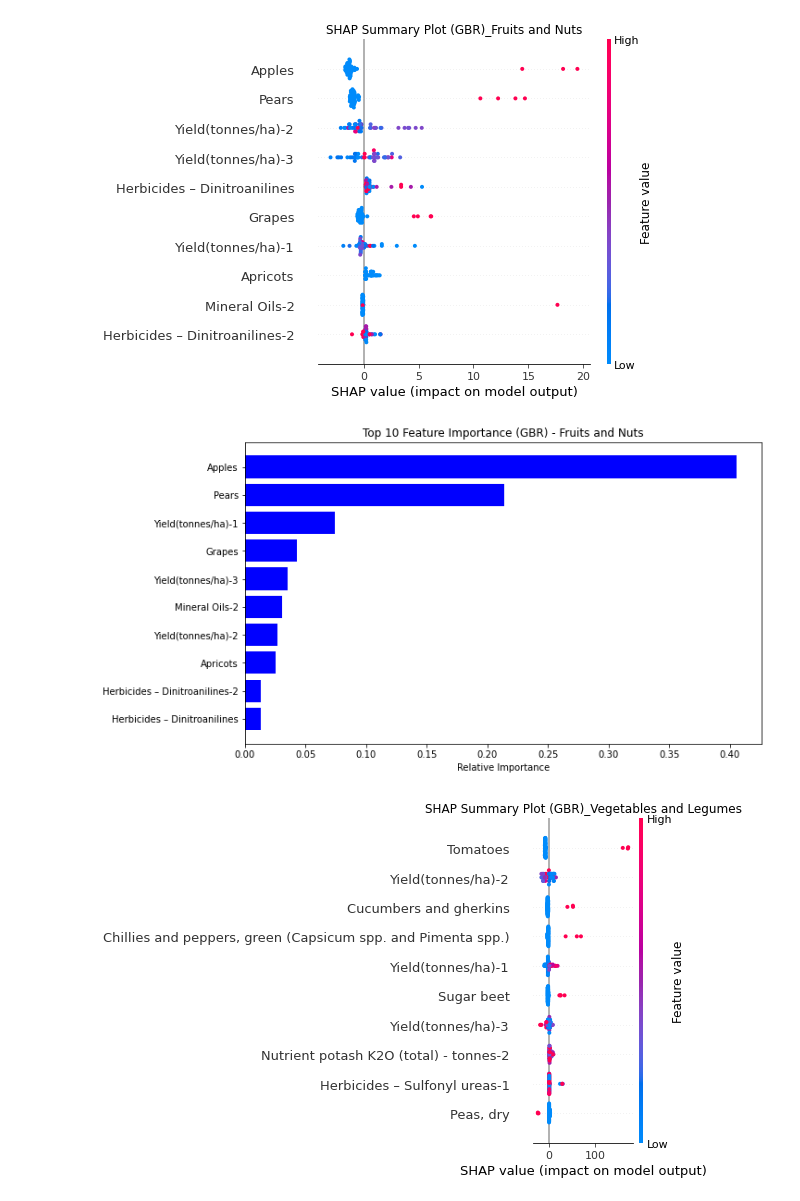
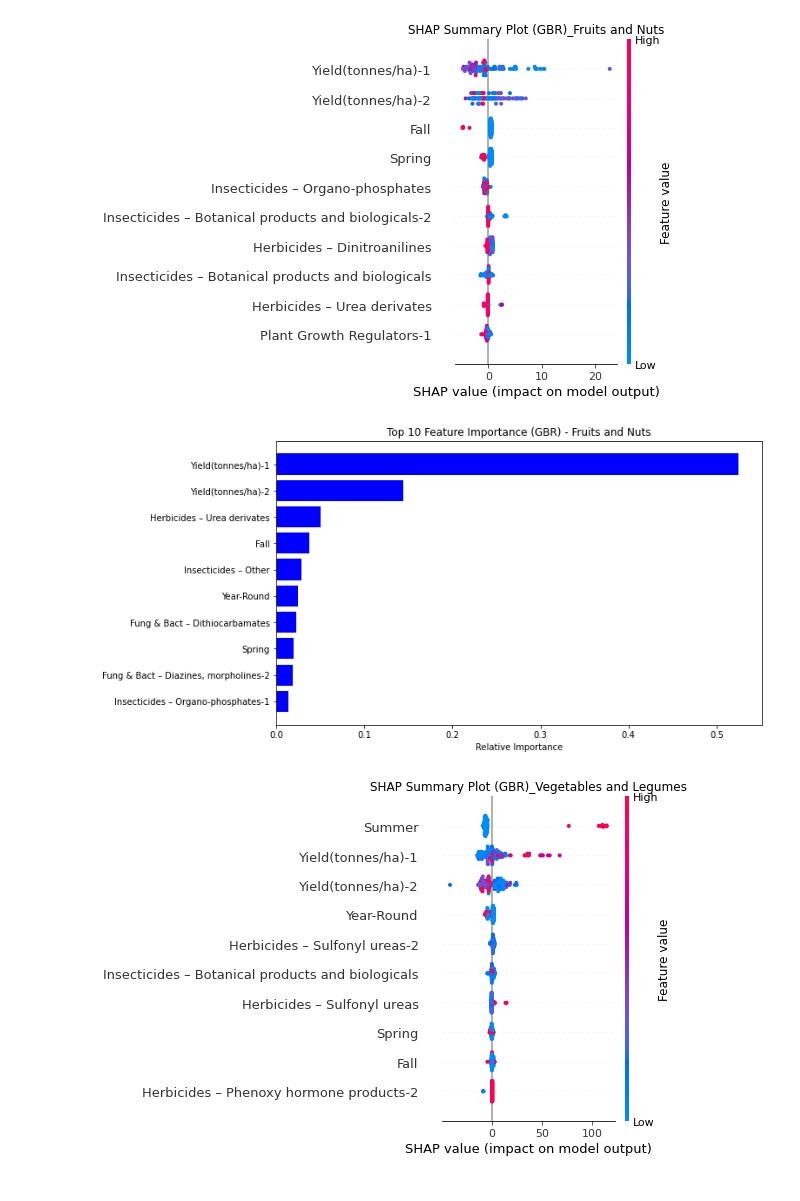
Before and after one commit to Kalebalemayehu/Kaleb-Bsc-thesis, a Jupyter notebook: Crop yield and agricultural practices/models/shap_gradientboosting.ipynb, the cells around one changed output. Drawn from its saved outputs; the diff is of its cells as text; code cells hidden in the pictures.

```diff
--- a/Crop yield and agricultural practices/models/shap_gradientboosting.ipynb
+++ b/Crop yield and agricultural practices/models/shap_gradientboosting.ipynb
@@ -16,7 +17,7 @@ warnings.simplefilter('ignore')
 # %% [output]
 [interactive output not drawn]
 # %%
-fao_data = pd.read_csv("datasets/latest0205.csv", index_col='Unnamed: 0')
+fao_data = pd.read_csv("~/Documents/Kaleb-Bsc thesis/Crop yield and agricultural practices/datasets/latest0705.csv", index_col='Unnamed: 0')
 
 fao_data
 # %% [output]
@@ -45,52 +46,48 @@ shap_df = pd.DataFrame()
 scaler = MinMaxScaler()
 for cat in cat_names:
     crop_df = fao_data[fao_data['Category'] == cat]
-    encoded_df = pd.get_dummies(crop_df[["Item"]], prefix='', prefix_sep='')
-
+    encoded_df = pd.get_dummies(crop_df[["Crop_season"]], prefix='', prefix_sep='')
+    encoded_df = encoded_df.drop(encoded_df.columns[-2], axis=1)
     y = crop_df[['Yield(tonnes/ha)']]
-    x = crop_df.drop(['Yield(tonnes/ha)', "Item", "Category"], axis=1)
+    x = crop_df.drop(['Yield(tonnes/ha)', "Item", "Category", "Crop_season"], axis=1)
     x = pd.concat([x, encoded_df], axis=1)
-
-
     mean = x.mean()
     std = x.std()
     lower_bound = mean - 2 * std
     upper_bound = mean + 2 * std
     x = x.clip(lower_bound, upper_bound, axis=1)
-
-    x = pd.DataFrame(scaler.fit_transform(x), columns = x.columns)
-
-    x_train, x_test, y_train, y_test = train_test_split(x, y, test_size=0.1, shuffle=False)
-    regressor = GradientBoostingRegressor(max_depth=100, n_estimators=1000, learning_rate= 1)
+    x = pd.DataFrame(scaler.fit_transform(x), columns=x.columns)
+    x_train, x_test, y_train, y_test = train_test_split(x, y, test_size=0.2, shuffle=False)
+    regressor = GradientBoostingRegressor(n_estimators=500, learning_rate= 0.5)
     regressor.fit(x_train, y_train)
 
 
     #prediction of new value
     y_pred = regressor.predict(x_test)
 
     #shap implementation
     explainer = shap.TreeExplainer(regressor)
     shap_values = explainer.shap_values(x_test)
     explainer = shap.TreeExplainer(regressor)
 
     shap_values = explainer.shap_values(x_test)
 
     plt.title("SHAP Summary Plot (GBR)" + "_" + cat)
     shap.summary_plot(shap_values, x_test, max_display= 10)
     plt.show()
     shap_df_crop = pd.DataFrame(shap_values, columns=x_test.columns)
     shap_mean_crop = shap_df_crop.mean()
     shap_df[cat] = shap_mean_crop
     importances = regressor.feature_importances_
     indices = np.argsort(importances)[-10:]  # select the indices of top 10 features
     features = x_train.columns
     plt.figure(figsize=(10, 6))
     plt.title('Top 10 Feature Importance (GBR) - ' + cat)
     plt.barh(range(len(indices)), importances[indices], color='b', align='center')
     plt.yticks(range(len(indices)), [features[i] for i in indices])
     plt.xlabel('Relative Importance')
     plt.show()
 # %% [output]
-[figure, old version]
+[figure, new version]
-[figure, old version]
+[figure, new version]
-[figure, old version]
+[figure, new version]
```
Also changed, not shown: parts of 8 cells of this notebook, 10 other files.
